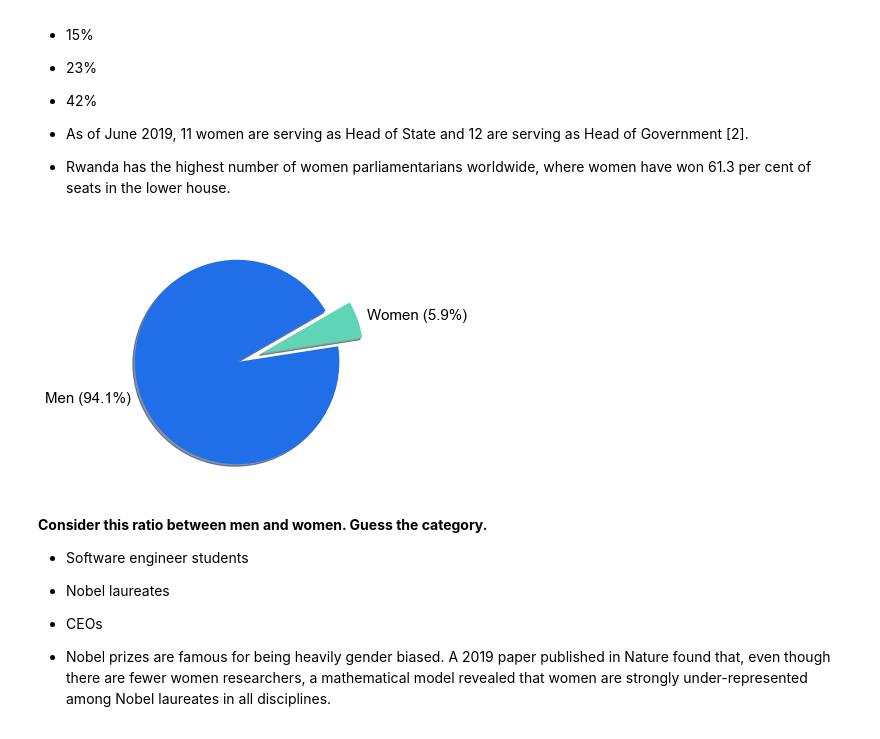
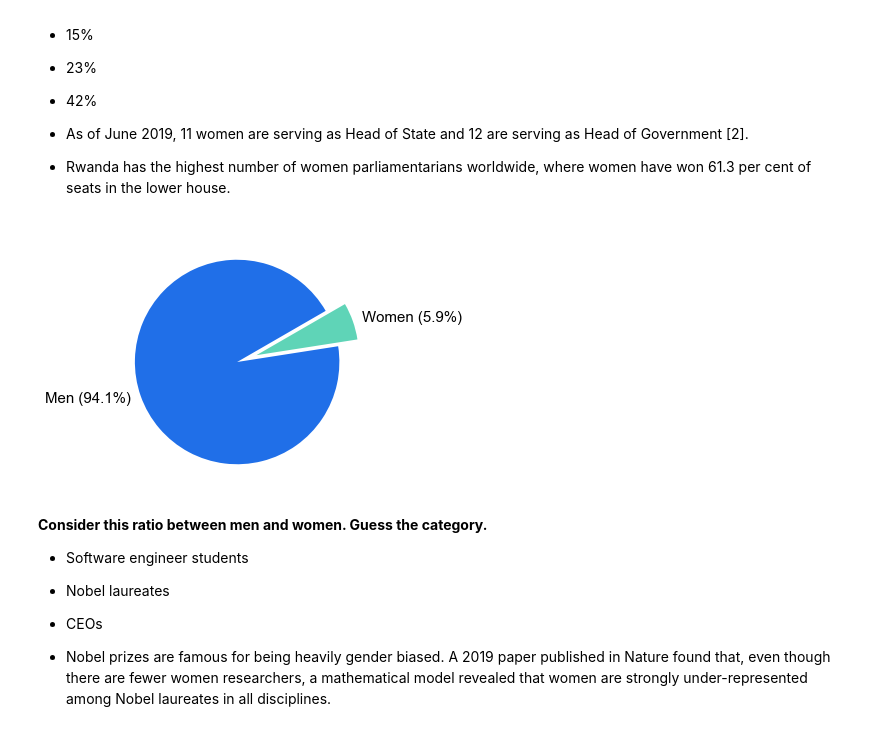
Before and after one commit to ricardozacarias/ironhackathon, a Jupyter notebook: paid_leave.ipynb, the cells around one changed output. Saved outputs shown, nothing was run; the diff lists cells and outputs as text; code cells hidden in the pictures.

```diff
--- a/paid_leave.ipynb
+++ b/paid_leave.ipynb
@@ -280,14 +280,14 @@ Learn more at https://www.unwomen.org/en/what-we-do/leadership-and-political-par
 # %%
 m_nobel = 866/920
 w_nobel = 54/920
 colors = ['#206fe8', '#5fd4b7']
 ratios = [m_nobel, w_nobel]
 plt.figure()
-plt.pie(ratios, explode=[0, 0.25], labels=['Men (94.1%)', 'Women (5.9%)'], shadow=True, startangle= 30, colors=colors)
+plt.pie(ratios, explode=[0, 0.2], labels=['Men (94.1%)', 'Women (5.9%)'], shadow=False, startangle= 30, colors=colors)
 plt.tight_layout()
-plt.savefig('nobel_prize.pdf', dpi=600)
+plt.savefig('nobel_prize.png', dpi=600)
 # %% [output]
-[figure, old version]
+[figure, new version]
 # %% [markdown]
 **Consider this ratio between men and women. Guess the category.**
 
```
Also changed, not shown: parts of 1 cell of this notebook.
